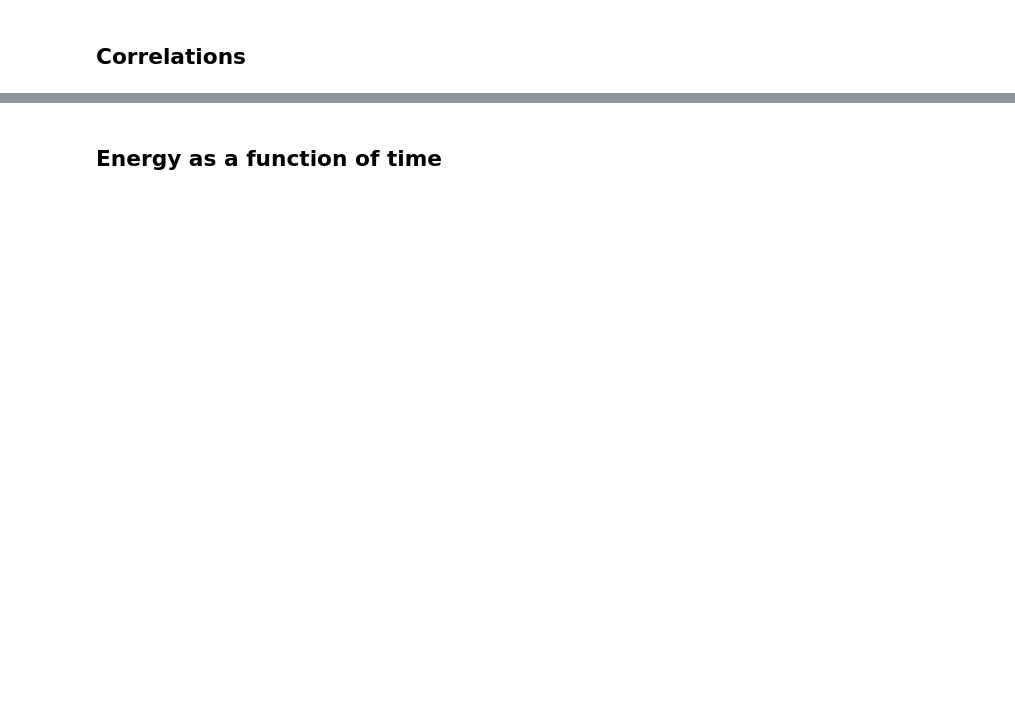
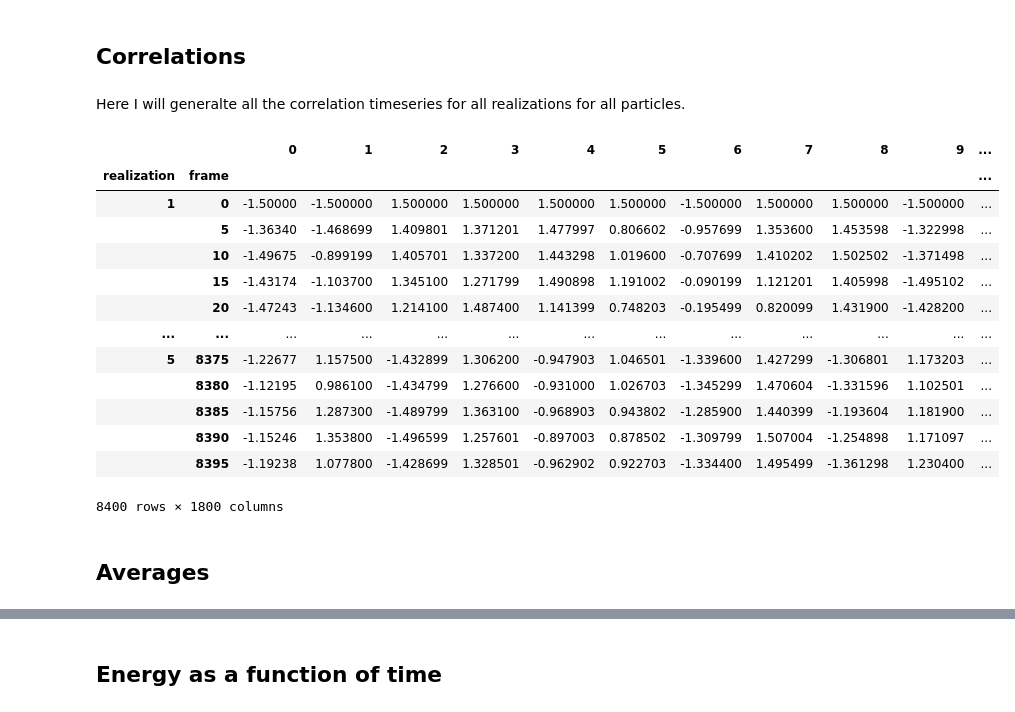
Before and after one commit to leogabac/stuckgs, a Jupyter notebook: src/fig4a.ipynb, the cells around one changed output, grey strips where cells are left out. Saved outputs shown, nothing was run; the diff lists cells and outputs as text; code cells hidden in the pictures; blank space fills up the shorter version.

```diff
--- a/src/fig4a.ipynb
+++ b/src/fig4a.ipynb
@@ -41,8 +41,8 @@ plt.rcParams.update({
 quench_time = 300*ureg.s
 evolution_time = 60*ureg.s
 total_time = quench_time + evolution_time
-sim_path = "/mnt/e/stuckgs/data/sims"
-data_path = "../data/test22p3/"
+#sim_path = '/mnt/e/stuckgs/data/sims'
+sim_path = '../data/sims/'
 
 params = {
     "particle_radius":1.4*ureg.um,
@@ -131,6 +109,22 @@ pd.read_csv(os.path.join(sim_path,'rparallels.csv'), index_col=[0,1])
 # %% [markdown]
 ## Correlations
+# %% [markdown]
+Here I will generalte all the correlation timeseries for all realizations for all particles.
 # %%
-ts = pd.read_csv(os.path.join(data_path,'rparallel.csv'), index_col=0)
-sframes = [int(i) for i in ts.columns]
-ts = ts.to_numpy()
+data = pd.read_csv(os.path.join(sim_path,'rparallels.csv'), index_col=[0,1])
+data
+# %% [output]
+|  |  | 0 | 1 | 2 | 3 | 4 | 5 | 6 | 7 | 8 | 9 | ... |
+| realization | frame |  |  |  |  |  |  |  |  |  |  | ... |
+| 1 | 0 | -1.50000 | -1.500000 | 1.500000 | 1.500000 | 1.500000 | 1.500000 | -1.500000 | 1.500000 | 1.500000 | -1.500000 | ... |
+|  | 5 | -1.36340 | -1.468699 | 1.409801 | 1.371201 | 1.477997 | 0.806602 | -0.957699 | 1.353600 | 1.453598 | -1.322998 | ... |
+|  | 10 | -1.49675 | -0.899199 | 1.405701 | 1.337200 | 1.443298 | 1.019600 | -0.707699 | 1.410202 | 1.502502 | -1.371498 | ... |
+|  | 15 | -1.43174 | -1.103700 | 1.345100 | 1.271799 | 1.490898 | 1.191002 | -0.090199 | 1.121201 | 1.405998 | -1.495102 | ... |
+|  | 20 | -1.47243 | -1.134600 | 1.214100 | 1.487400 | 1.141399 | 0.748203 | -0.195499 | 0.820099 | 1.431900 | -1.428200 | ... |
+| ... | ... | ... | ... | ... | ... | ... | ... | ... | ... | ... | ... | ... |
+| 5 | 8375 | -1.22677 | 1.157500 | -1.432899 | 1.306200 | -0.947903 | 1.046501 | -1.339600 | 1.427299 | -1.306801 | 1.173203 | ... |
+|  | 8380 | -1.12195 | 0.986100 | -1.434799 | 1.276600 | -0.931000 | 1.026703 | -1.345299 | 1.470604 | -1.331596 | 1.102501 | ... |
+|  | 8385 | -1.15756 | 1.287300 | -1.489799 | 1.363100 | -0.968903 | 0.943802 | -1.285900 | 1.440399 | -1.193604 | 1.181900 | ... |
+|  | 8390 | -1.15246 | 1.353800 | -1.496599 | 1.257601 | -0.897003 | 0.878502 | -1.309799 | 1.507004 | -1.254898 | 1.171097 | ... |
+|  | 8395 | -1.19238 | 1.077800 | -1.428699 | 1.328501 | -0.962902 | 0.922703 | -1.334400 | 1.495499 | -1.361298 | 1.230400 | ... |
+8400 rows × 1800 columns
@@ -171,0 +183,2 @@ ncorr = [x/np.max(x) for x in corr_averages]
+# %% [markdown]
+## Averages
```
Also changed, not shown: parts of 14 cells of this notebook.
